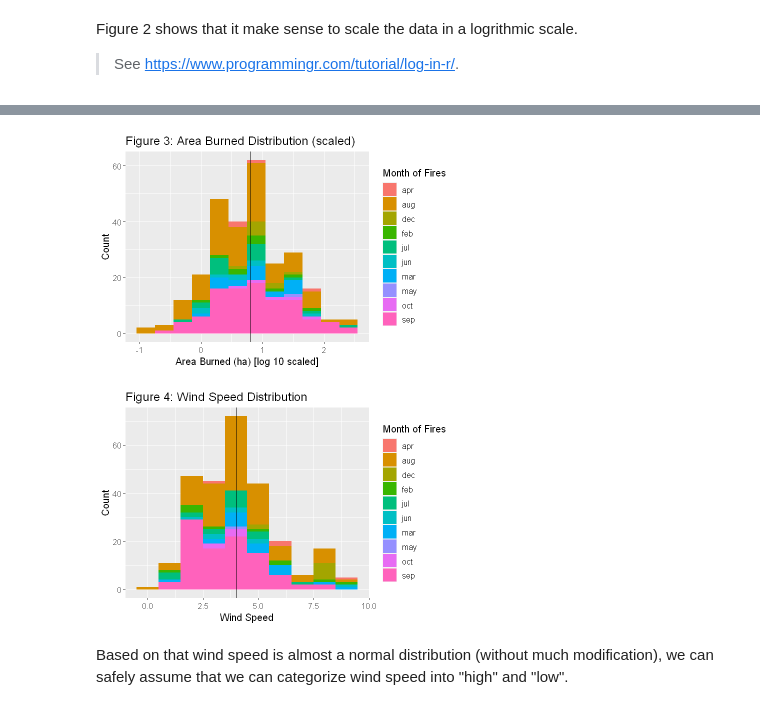
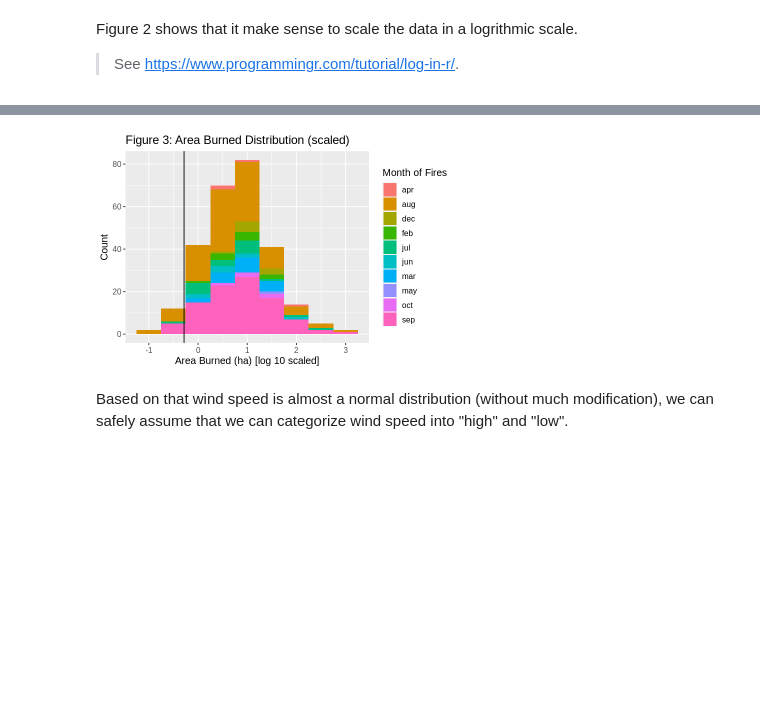
Before and after one commit to Mapleia/STAT_201_proj, a Jupyter notebook: src/Preliminary_Results.ipynb, the cells around one changed output, grey strips where cells are left out. Drawn from its saved outputs; the diff is of its cells as text; code cells hidden in the pictures; blank space fills up the shorter version.

```diff
--- a/src/Preliminary_Results.ipynb
+++ b/src/Preliminary_Results.ipynb
@@ -96,21 +96,11 @@ forest_fires_data <- forest_fires_data %>%
 # %%
 area_burned_plot_2 <- forest_fires_data %>%
     ggplot(aes(x =area_log10, fill = month))+
-    geom_histogram(binwidth = 0.3) +
+    geom_histogram(binwidth = 0.5) +
     labs(x="Area Burned (ha) [log 10 scaled]", y="Count")+
     ggtitle("Figure 3: Area Burned Distribution (scaled)") +
     scale_fill_discrete(name = "Month of Fires") +
     theme(text = element_text(size = 12)) +
     geom_vline(aes(xintercept = median(area_log10)))
 area_burned_plot_2
-
-wind_plot <- forest_fires_data %>%
-    ggplot(aes(x =wind, fill = month))+
-    geom_histogram(binwidth = 1) +
-    labs(x="Wind Speed", y="Count")+
-    ggtitle("Figure 4: Wind Speed Distribution") +
-    scale_fill_discrete(name = "Month of Fires") +
-    theme(text = element_text(size = 12)) +
-    geom_vline(aes(xintercept = quantile(wind)[3]))
-wind_plot
 # %% [output]
@@ -117,5 +109,4 @@ wind_plot
-[figure, old version]
+[figure, new version]
-[figure, removed]
 # %% [markdown]
 Based on that wind speed is almost a normal distribution (without much modification), we can safely assume that we can categorize wind speed into "high" and "low".
 # %%
```
Also changed, not shown: parts of 6 cells of this notebook.
